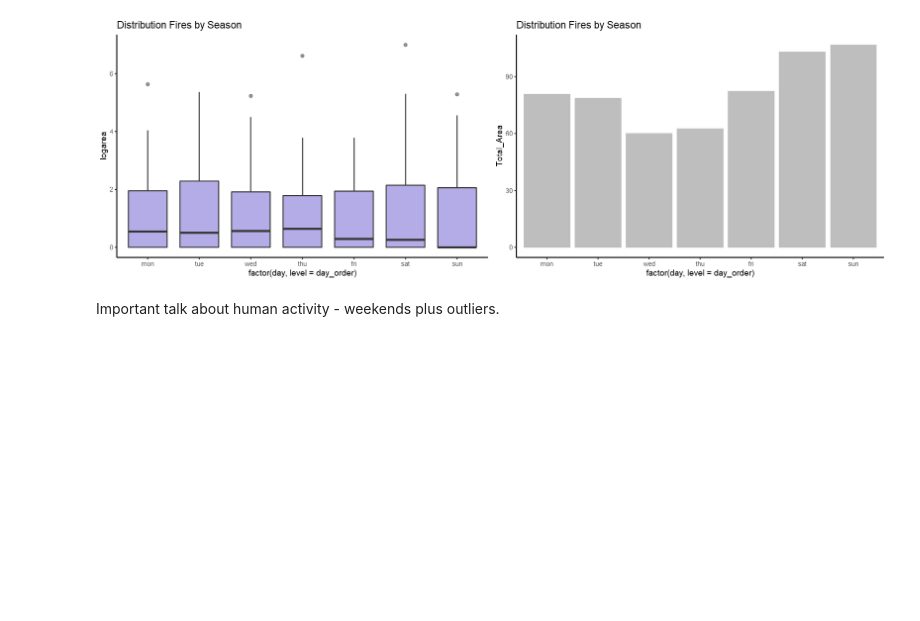
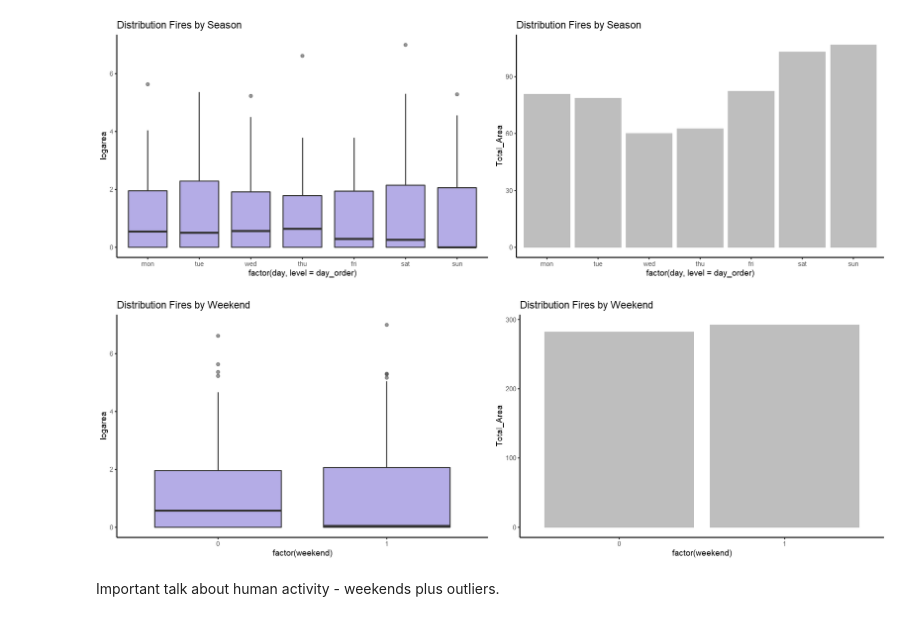
Before and after one commit to Agewerc/Bushfire-Analysis, a Jupyter notebook: Bushfire_Analysis_Area_Prediction.ipynb, the cells around one changed output. Saved outputs shown, nothing was run; the diff lists cells and outputs as text; code cells hidden in the pictures; blank space fills up the shorter version.

```diff
--- a/Bushfire_Analysis_Area_Prediction.ipynb
+++ b/Bushfire_Analysis_Area_Prediction.ipynb
@@ -191,6 +193,6 @@ df_fires$season <- ifelse(df_fires$month == "dec" | df_fires$month == "jan" | df
 # %%
 df_season <- df_fires %>%
-  group_by(season, day) %>%
+  group_by(season, day, weekend) %>%
   summarize(Total_Area = sum(logarea, na.rm = TRUE),
             Count_Fires  = n())
 # %%
@@ -214,6 +216,14 @@ options(repr.plot.width=15, repr.plot.height=5) # managing the size
 grid.arrange(p3, p4, nrow = 1, ncol = 2) # making the plot
 # %% [output]
 [figure]
+# %%
+p5 <- ggplot(df_fires, aes(x= factor(weekend), y =logarea)) + geom_boxplot(fill="slateblue", alpha=0.5) + theme_classic() + ggtitle("Distribution Fires by Weekend")
+p6 <- ggplot(df_season, aes(x= factor(weekend), y =Total_Area)) + geom_bar(fill="grey", stat="identity") + theme_classic() + ggtitle("Distribution Fires by Weekend")
+# %%
+options(repr.plot.width=15, repr.plot.height=5) # managing the size
+grid.arrange(p5, p6, nrow = 1, ncol = 2) # making the plot
+# %% [output]
+[figure, added]
 # %% [markdown]
 Important talk about human activity - weekends plus outliers.
 # %% [markdown]
```
Also changed, not shown: parts of 31 cells of this notebook.
